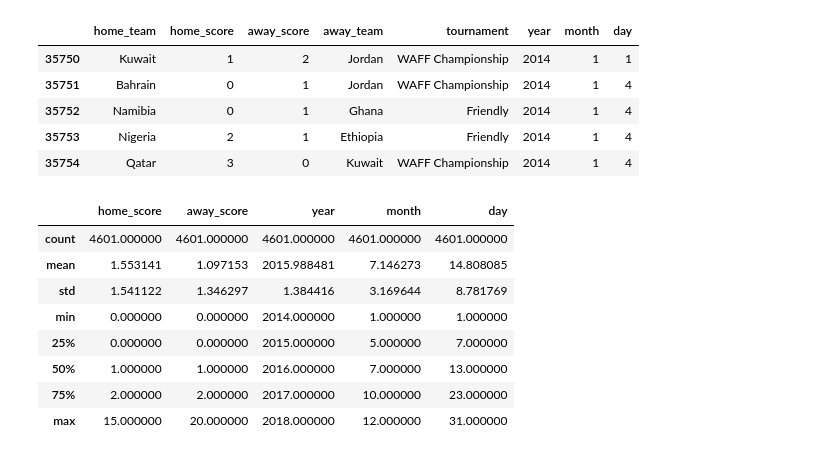
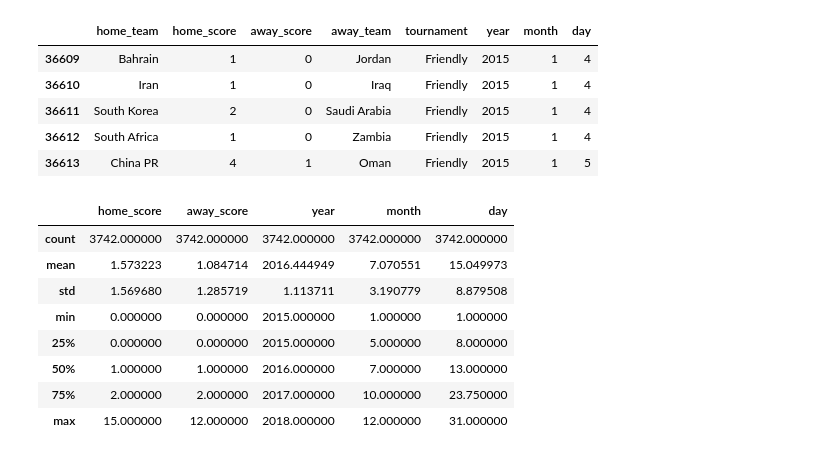
Before and after one commit to ianfreitas1/ic-futebol, a Jupyter notebook: Simples.ipynb, the cells around one changed output. Saved outputs shown, nothing was run; the diff lists cells and outputs as text; code cells hidden in the pictures.

```diff
--- a/Simples.ipynb
+++ b/Simples.ipynb
@@ -1,44 +1,44 @@
 # %%
 import pandas as pd
 import matplotlib.pyplot as plt
 import numpy as np
 import seaborn
 import statistics
 import math
 from scipy.stats import poisson,skellam
 
 world_cup_matches = pd.read_csv("C:\\Users\\ianfr\\Documents\\dev\\inteligencia-computacional\\dataset\\results.csv")
 world_cup_matches['year'] = world_cup_matches['date'].str[:4].astype(int)
 world_cup_matches['month'] = world_cup_matches['date'].str[5:7].astype(int)
 world_cup_matches['day'] = world_cup_matches['date'].str[8:].astype(int)
 world_cup_matches = world_cup_matches[['home_team', 'home_score', 'away_score', 'away_team', 'tournament', 'year', 'month', 'day']]
-world_cup_matches = world_cup_matches[(world_cup_matches.year) >= 2014]
+world_cup_matches = world_cup_matches[(world_cup_matches.year) >= 2015]
 world_cup_matches = world_cup_matches[(world_cup_matches.year) <= 2018]
 
 wc_teams = ['Russia', 'Brazil', 'Australia', 'Iran', 'Japan', 'Saudi Arabia', 'South Korea', 'Egypt', 'Morocco', 'Nigeria', 'Senegal', 'Tunisia', 'Costa Rica', 'Mexico', 'Panama', 'Argentina', 'Colombia', 'Peru', 'Uruguay', 'Belgium', 'Croatia', 'Denmark', 'England', 'France', 'Germany', 'Iceland', 'Poland', 'Portugal', 'Serbia', 'Spain', 'Sweden', 'Switzerland']
 wc_teams.sort()
 #world_cup_matches = world_cup_matches[world_cup_matches.home_team.isin(teams) | world_cup_matches.away_team.isin(teams)]
 
 world_cup_matches.head()
 # %% [output]
 |  | home_team | home_score | away_score | away_team | tournament | year | month | day |
-| 35750 | Kuwait | 1 | 2 | Jordan | WAFF Championship | 2014 | 1 | 1 |
-| 35751 | Bahrain | 0 | 1 | Jordan | WAFF Championship | 2014 | 1 | 4 |
-| 35752 | Namibia | 0 | 1 | Ghana | Friendly | 2014 | 1 | 4 |
-| 35753 | Nigeria | 2 | 1 | Ethiopia | Friendly | 2014 | 1 | 4 |
-| 35754 | Qatar | 3 | 0 | Kuwait | WAFF Championship | 2014 | 1 | 4 |
+| 36609 | Bahrain | 1 | 0 | Jordan | Friendly | 2015 | 1 | 4 |
+| 36610 | Iran | 1 | 0 | Iraq | Friendly | 2015 | 1 | 4 |
+| 36611 | South Korea | 2 | 0 | Saudi Arabia | Friendly | 2015 | 1 | 4 |
+| 36612 | South Africa | 1 | 0 | Zambia | Friendly | 2015 | 1 | 4 |
+| 36613 | China PR | 4 | 1 | Oman | Friendly | 2015 | 1 | 5 |
 # %%
 world_cup_matches.describe()
 # %% [output]
 |  | home_score | away_score | year | month | day |
-| count | 4601.000000 | 4601.000000 | 4601.000000 | 4601.000000 | 4601.000000 |
-| mean | 1.553141 | 1.097153 | 2015.988481 | 7.146273 | 14.808085 |
-| std | 1.541122 | 1.346297 | 1.384416 | 3.169644 | 8.781769 |
-| min | 0.000000 | 0.000000 | 2014.000000 | 1.000000 | 1.000000 |
-| 25% | 0.000000 | 0.000000 | 2015.000000 | 5.000000 | 7.000000 |
+| count | 3742.000000 | 3742.000000 | 3742.000000 | 3742.000000 | 3742.000000 |
+| mean | 1.573223 | 1.084714 | 2016.444949 | 7.070551 | 15.049973 |
+| std | 1.569680 | 1.285719 | 1.113711 | 3.190779 | 8.879508 |
+| min | 0.000000 | 0.000000 | 2015.000000 | 1.000000 | 1.000000 |
+| 25% | 0.000000 | 0.000000 | 2015.000000 | 5.000000 | 8.000000 |
 | 50% | 1.000000 | 1.000000 | 2016.000000 | 7.000000 | 13.000000 |
-| 75% | 2.000000 | 2.000000 | 2017.000000 | 10.000000 | 23.000000 |
-| max | 15.000000 | 20.000000 | 2018.000000 | 12.000000 | 31.000000 |
+| 75% | 2.000000 | 2.000000 | 2017.000000 | 10.000000 | 23.750000 |
+| max | 15.000000 | 12.000000 | 2018.000000 | 12.000000 | 31.000000 |
 # %%
 teams2 = world_cup_matches['home_team'].unique().tolist()
 teams3 = world_cup_matches['away_team'].unique().tolist()
```
Also changed, not shown: parts of 15 cells of this notebook.
